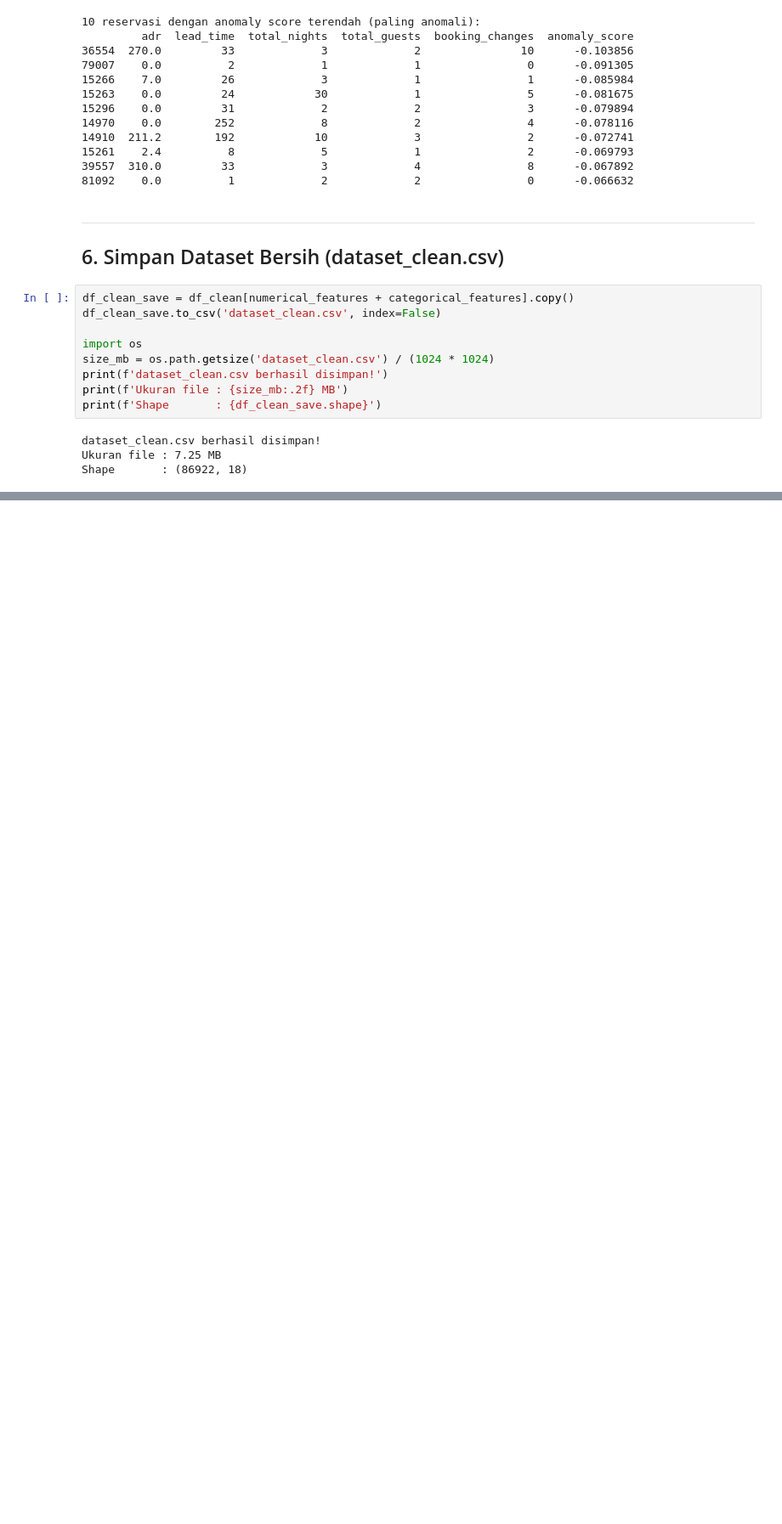
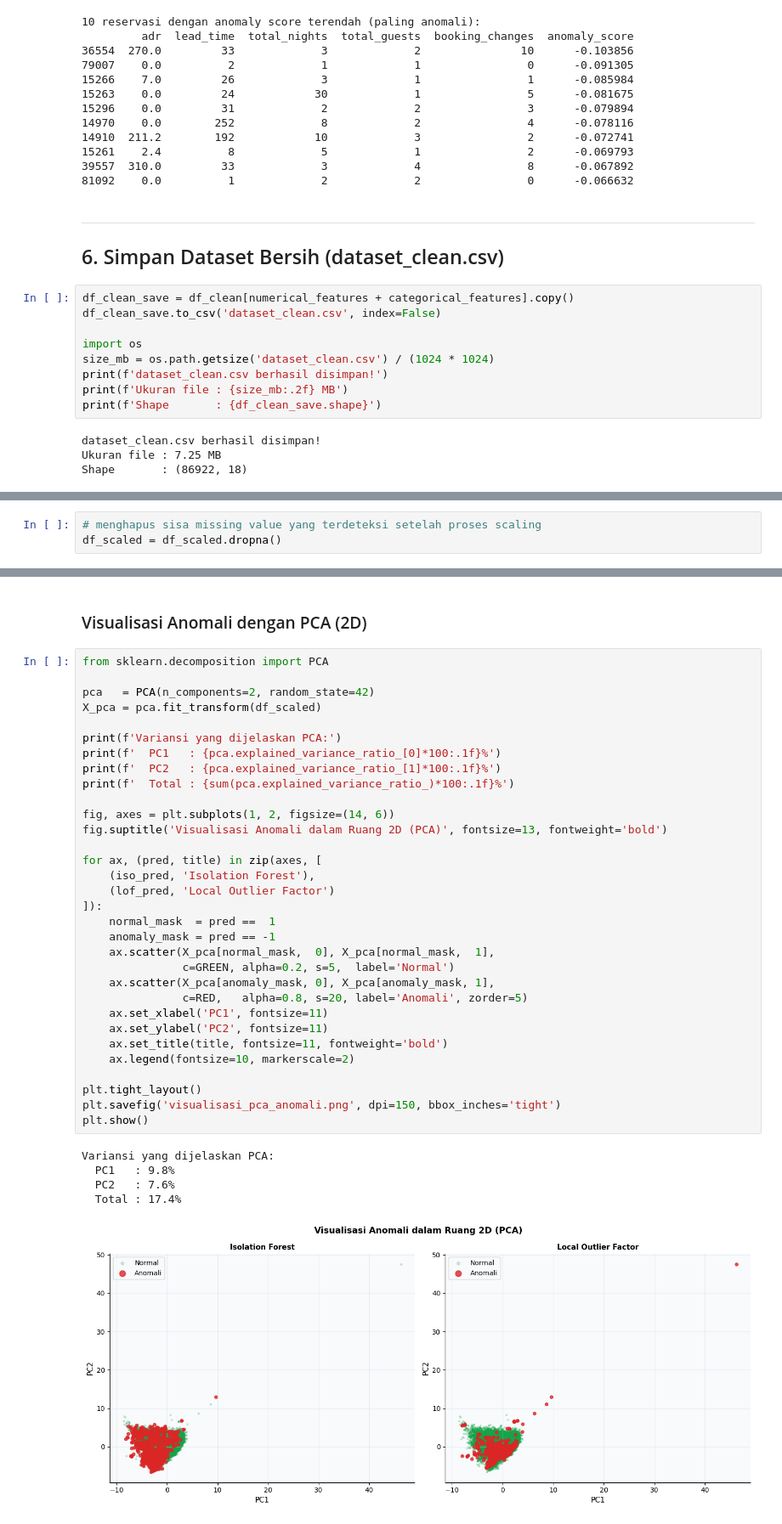
Before and after one commit to keroppiii/H1D023019_Fatimah_Nurmawati_ProjectML, a Jupyter notebook: Preprocessing_HotelDemand.ipynb, the cells around one changed output, grey strips where cells are left out. Shown at 85% size. Saved outputs shown, nothing was run; the diff lists cells and outputs as text; blank space fills up the shorter version.

```diff
--- a/Preprocessing_HotelDemand.ipynb
+++ b/Preprocessing_HotelDemand.ipynb
@@ -547,0 +620,3 @@ Shape       : (86922, 18)
+# %%
+# menghapus sisa missing value yang terdeteksi setelah proses scaling
+df_scaled = df_scaled.dropna()
@@ -547,0 +679,40 @@ Shape       : (86922, 18)
+# %% [markdown]
+### Visualisasi Anomali dengan PCA (2D)
+# %%
+from sklearn.decomposition import PCA
+
+pca   = PCA(n_components=2, random_state=42)
+X_pca = pca.fit_transform(df_scaled)
+
+print(f'Variansi yang dijelaskan PCA:')
+print(f'  PC1   : {pca.explained_variance_ratio_[0]*100:.1f}%')
+print(f'  PC2   : {pca.explained_variance_ratio_[1]*100:.1f}%')
+print(f'  Total : {sum(pca.explained_variance_ratio_)*100:.1f}%')
+
+fig, axes = plt.subplots(1, 2, figsize=(14, 6))
+fig.suptitle('Visualisasi Anomali dalam Ruang 2D (PCA)', fontsize=13, fontweight='bold')
+
+for ax, (pred, title) in zip(axes, [
+    (iso_pred, 'Isolation Forest'),
+    (lof_pred, 'Local Outlier Factor')
+]):
+    normal_mask  = pred ==  1
+    anomaly_mask = pred == -1
+    ax.scatter(X_pca[normal_mask,  0], X_pca[normal_mask,  1],
+               c=GREEN, alpha=0.2, s=5,  label='Normal')
+    ax.scatter(X_pca[anomaly_mask, 0], X_pca[anomaly_mask, 1],
+               c=RED,   alpha=0.8, s=20, label='Anomali', zorder=5)
+    ax.set_xlabel('PC1', fontsize=11)
+    ax.set_ylabel('PC2', fontsize=11)
+    ax.set_title(title, fontsize=11, fontweight='bold')
+    ax.legend(fontsize=10, markerscale=2)
+
+plt.tight_layout()
+plt.savefig('visualisasi_pca_anomali.png', dpi=150, bbox_inches='tight')
+plt.show()
+# %% [output]
+Variansi yang dijelaskan PCA:
+  PC1   : 9.8%
+  PC2   : 7.6%
+  Total : 17.4%
+[figure, added]
```
Also changed, not shown: parts of 18 cells of this notebook, 4 other files.
